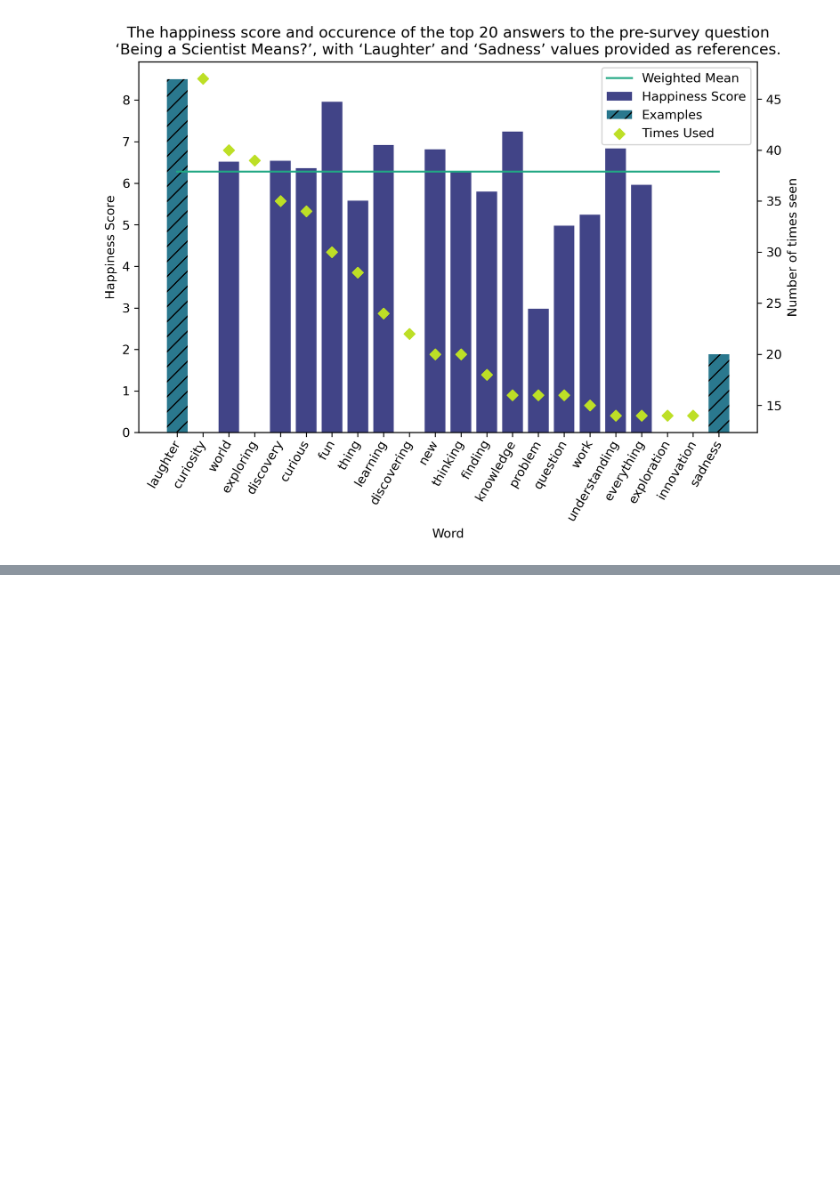
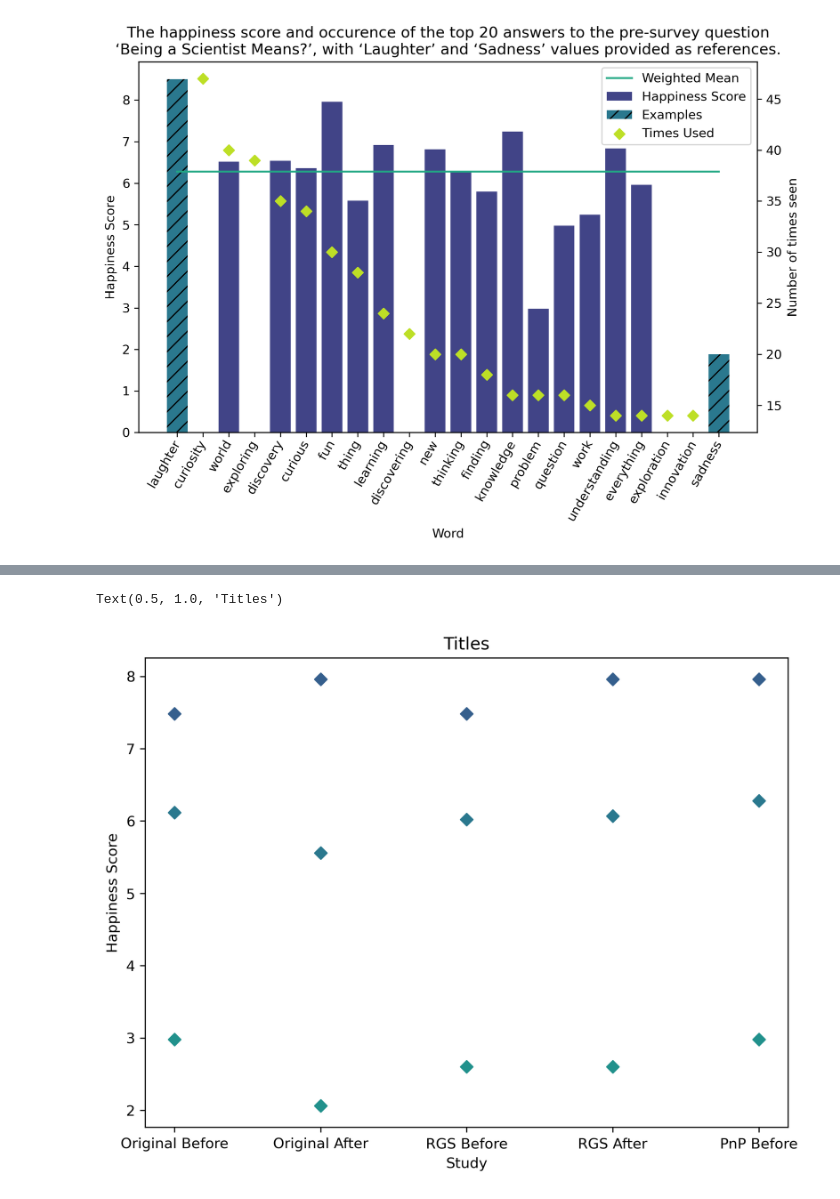
Before and after one commit to markbasham/DiamondTheGamePrintAndPlayGraphs, a Jupyter notebook: WordAnalysis.ipynb, the cells around one changed output, grey strips where cells are left out. Cells and saved outputs as stored; diff of their text form; code cells hidden in the pictures; blank space fills up the shorter version.

Commit message:
Update summary plot
Slightly better, but needs work

```diff
--- a/WordAnalysis.ipynb
+++ b/WordAnalysis.ipynb
@@ -290,0 +250,35 @@ boxplot = df.boxplot(column=headers)
+# %%
+data = []
+
+data.append(['Original Before',
+             original_df_before[1:-1]['Weighted mean'].max(),
+             original_df_before[1:-1]['Happiness Score'].max(),
+             original_df_before[1:-1]['Happiness Score'].min()
+            ])
+
+data.append(['Original After',
+             original_df_after[1:-1]['Weighted mean'].max(),
+             original_df_after[1:-1]['Happiness Score'].max(),
+             original_df_after[1:-1]['Happiness Score'].min()
+            ])
+
+data.append(['RGS Before',
+             rgs_df_before[1:-1]['Weighted mean'].max(),
+             rgs_df_before[1:-1]['Happiness Score'].max(),
+             rgs_df_before[1:-1]['Happiness Score'].min()
+            ])
+
+data.append(['RGS After',
+             rgs_df_after[1:-1]['Weighted mean'].max(),
+             rgs_df_after[1:-1]['Happiness Score'].max(),
+             rgs_df_after[1:-1]['Happiness Score'].min()
+            ])
+
+data.append(['PnP Before',
+             pnp_df_before[1:-1]['Weighted mean'].max(),
+             pnp_df_before[1:-1]['Happiness Score'].max(),
+             pnp_df_before[1:-1]['Happiness Score'].min()
+            ])
+
+df = pd.DataFrame(data, columns = ['Name', 'Mean', 'Max', 'Min'])
+df
@@ -290,0 +292,13 @@ boxplot = df.boxplot(column=headers)
+# %%
+fig, ax = plt.subplots(figsize=(8, 6), dpi=300)
+
+ax.scatter(df['Name'], df['Mean'], color=pl.cm.viridis(0.4), marker='D', label='Mean Happiness Score')
+ax.scatter(df['Name'], df['Max'], color=pl.cm.viridis(0.3), marker='D', label='Max Happiness Score')
+ax.scatter(df['Name'], df['Min'], color=pl.cm.viridis(0.5), marker='D', label='Min Happiness Score')
+
+ax.set_xlabel('Study')
+ax.set_ylabel('Happiness Score')
+ax.set_title('Titles')
+# %% [output]
+Text(0.5, 1.0, 'Titles')
+[figure, added]
```
Also changed, not shown: parts of 3 cells of this notebook.
